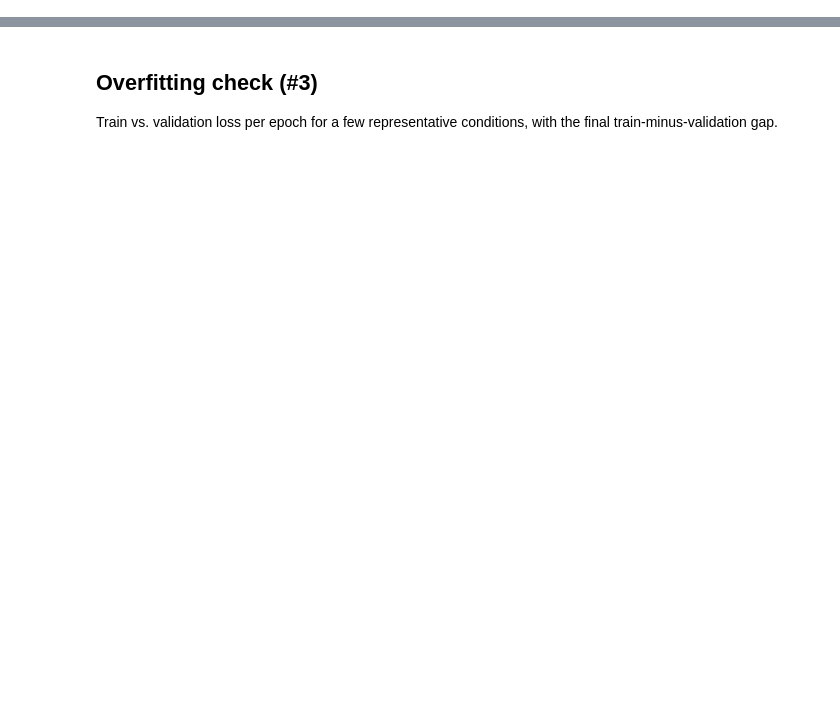
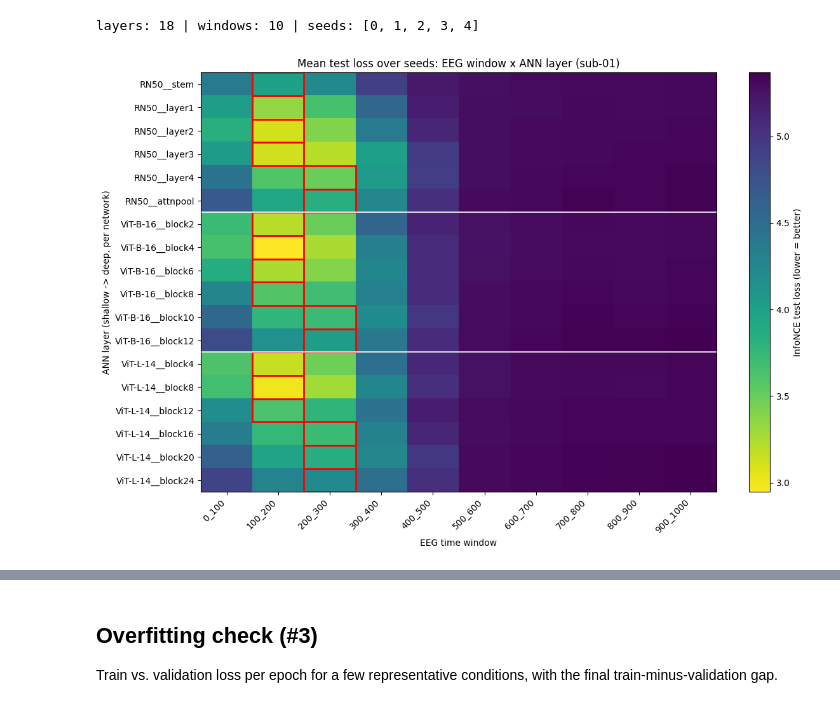
Before and after one commit to Neurosc/deep-learning-project, a Jupyter notebook: 04_visualisation.ipynb, the cells around one changed output, grey strips where cells are left out. Saved outputs shown, nothing was run; the diff lists cells and outputs as text; code cells hidden in the pictures; blank space fills up the shorter version.

```diff
--- a/04_visualisation.ipynb
+++ b/04_visualisation.ipynb
@@ -17,8 +24,8 @@ import matplotlib.pyplot as plt
 from collections import defaultdict
 
 RES_DIR  = os.path.expanduser("~/things_eeg/results")
-AGG_CSV  = os.path.join(RES_DIR, "alignment_sub-01.csv")        # averaged over seeds
-SEED_CSV = os.path.join(RES_DIR, "alignment_sub-01_seeds.csv")  # one row per seed
+AGG_CSV  = os.path.join(RES_DIR, "alignment_sub-01_lr1e-4.csv")        # averaged over seeds
+SEED_CSV = os.path.join(RES_DIR, "alignment_sub-01_seeds_lr1e-4.csv")  # one row per seed
 
 NETWORKS = {
     "RN50":     ["RN50__stem","RN50__layer1","RN50__layer2","RN50__layer3","RN50__layer4","RN50__attnpool"],
@@ -26,11 +33,19 @@ NETWORKS = {
     "ViT-L-14": [f"ViT-L-14__block{i}" for i in (4,8,12,16,20,24)],
 }
 TARGET_ORDER = NETWORKS["RN50"] + NETWORKS["ViT-B-16"] + NETWORKS["ViT-L-14"]
-WIN_ORDER = ["baseline","0_100","100_200","200_300","300_400","400_500","500_600","600_700","700_800"]
-POST = WIN_ORDER[1:]
-WIN_CENTER = {"0_100":50,"100_200":150,"200_300":250,"300_400":350,
-              "400_500":450,"500_600":550,"600_700":650,"700_800":750}
-CENTERS = np.array([WIN_CENTER[w] for w in POST])               # ms per post window
+
+# Updated 250 Hz analysis: ten 100 ms post-stimulus windows.
+WIN_ORDER = [
+    "0_100","100_200","200_300","300_400","400_500",
+    "500_600","600_700","700_800","800_900","900_1000"
+]
+POST = WIN_ORDER
+WIN_CENTER = {
+    "0_100":50, "100_200":150, "200_300":250, "300_400":350,
+    "400_500":450, "500_600":550, "600_700":650, "700_800":750,
+    "800_900":850, "900_1000":950
+}
+CENTERS = np.array([WIN_CENTER[w] for w in POST])
 
 mean_loss = {}
 with open(AGG_CSV) as f:
@@ -45,35 +60,55 @@ if HAVE_SEEDS:
             seed_loss[int(r["seed"])][(r["target"], r["window"])] = float(r["test_loss"])
 ALL_SEEDS = sorted(seed_loss)
 
-def weighted_peak_time(losses_post, baseline_loss):
-    """Continuous peak time: centre of mass over windows, weighted by how much
-    each window beats the pre-stimulus baseline (lower loss => more weight).
-    Uses the whole loss curve, not just the single best window."""
-    w = np.clip(baseline_loss - np.asarray(losses_post), 0, None)
-    return float((w * CENTERS).sum() / w.sum()) if w.sum() > 0 else np.nan
+def weighted_peak_time(losses_post):
+    """Continuous peak time from the post-stimulus loss curve.
+
+    Because the new EEG arrays contain no pre-stimulus baseline window, each
+    window is weighted by how much its loss improves relative to the worst
+    post-stimulus window for that same layer and seed.
+    """
+    losses = np.asarray(losses_post, dtype=float)
+    weights = np.clip(losses.max() - losses, 0, None)
+    return float((weights * CENTERS).sum() / weights.sum()) if weights.sum() > 0 else np.nan
 
 def pearson(x, y):
-    x = np.asarray(x, float) - np.mean(x); y = np.asarray(y, float) - np.mean(y)
+    x = np.asarray(x, float) - np.mean(x)
+    y = np.asarray(y, float) - np.mean(y)
     d = np.sqrt((x*x).sum() * (y*y).sum())
     return float((x*y).sum() / d) if d > 0 else np.nan
 
-print("layers:", len(TARGET_ORDER), "| seeds:", ALL_SEEDS if HAVE_SEEDS else "none found")
+print("layers:", len(TARGET_ORDER), "| windows:", len(WIN_ORDER),
+      "| seeds:", ALL_SEEDS if HAVE_SEEDS else "none found")
+# %% [output]
+layers: 18 | windows: 10 | seeds: [0, 1, 2, 3, 4]
 # %%
 # Figure 1 — mean test loss heatmap, each layer's best window boxed
 M = np.array([[mean_loss[(t, w)] for w in WIN_ORDER] for t in TARGET_ORDER])
-fig, ax = plt.subplots(figsize=(11, 8))
+
+fig, ax = plt.subplots(figsize=(12, 8))
 im = ax.imshow(M, aspect="auto", cmap="viridis_r")
-ax.set_xticks(range(len(WIN_ORDER))); ax.set_xticklabels(WIN_ORDER, rotation=45, ha="right")
-ax.set_yticks(range(len(TARGET_ORDER))); ax.set_yticklabels(TARGET_ORDER)
-ax.set_xlabel("EEG time window"); ax.set_ylabel("ANN layer (shallow -> deep, per network)")
+ax.set_xticks(range(len(WIN_ORDER)))
+ax.set_xticklabels(WIN_ORDER, rotation=45, ha="right")
+ax.set_yticks(range(len(TARGET_ORDER)))
+ax.set_yticklabels(TARGET_ORDER)
+ax.set_xlabel("EEG time window")
+ax.set_ylabel("ANN layer (shallow -> deep, per network)")
 ax.set_title("Mean test loss over seeds: EEG window x ANN layer (sub-01)")
 plt.colorbar(im, label="InfoNCE test loss (lower = better)")
+
 for i, t in enumerate(TARGET_ORDER):
-    j = 1 + int(np.argmin([mean_loss[(t, w)] for w in POST]))
-    ax.add_patch(plt.Rectangle((j - 0.5, i - 0.5), 1, 1, fill=False, edgecolor="red", lw=2))
+    j = int(np.argmin([mean_loss[(t, w)] for w in WIN_ORDER]))
+    ax.add_patch(plt.Rectangle((j - 0.5, i - 0.5), 1, 1,
+                               fill=False, edgecolor="red", lw=2))
+
 for y in (5.5, 11.5):
     ax.axhline(y, color="white", lw=1.2)
-plt.tight_layout(); plt.savefig(os.path.join(RES_DIR, "heatmap_sub-01.png"), dpi=150); plt.show()
+
+plt.tight_layout()
+plt.savefig(os.path.join(RES_DIR, "heatmap_sub-01.png"), dpi=150)
+plt.show()
+# %% [output]
+[figure, added]
 # %%
 # Figure 2 — normalised within each layer
 P = np.array([[mean_loss[(t, w)] for w in POST] for t in TARGET_ORDER])
```
Also changed, not shown: parts of 13 cells of this notebook, 46 other files.
